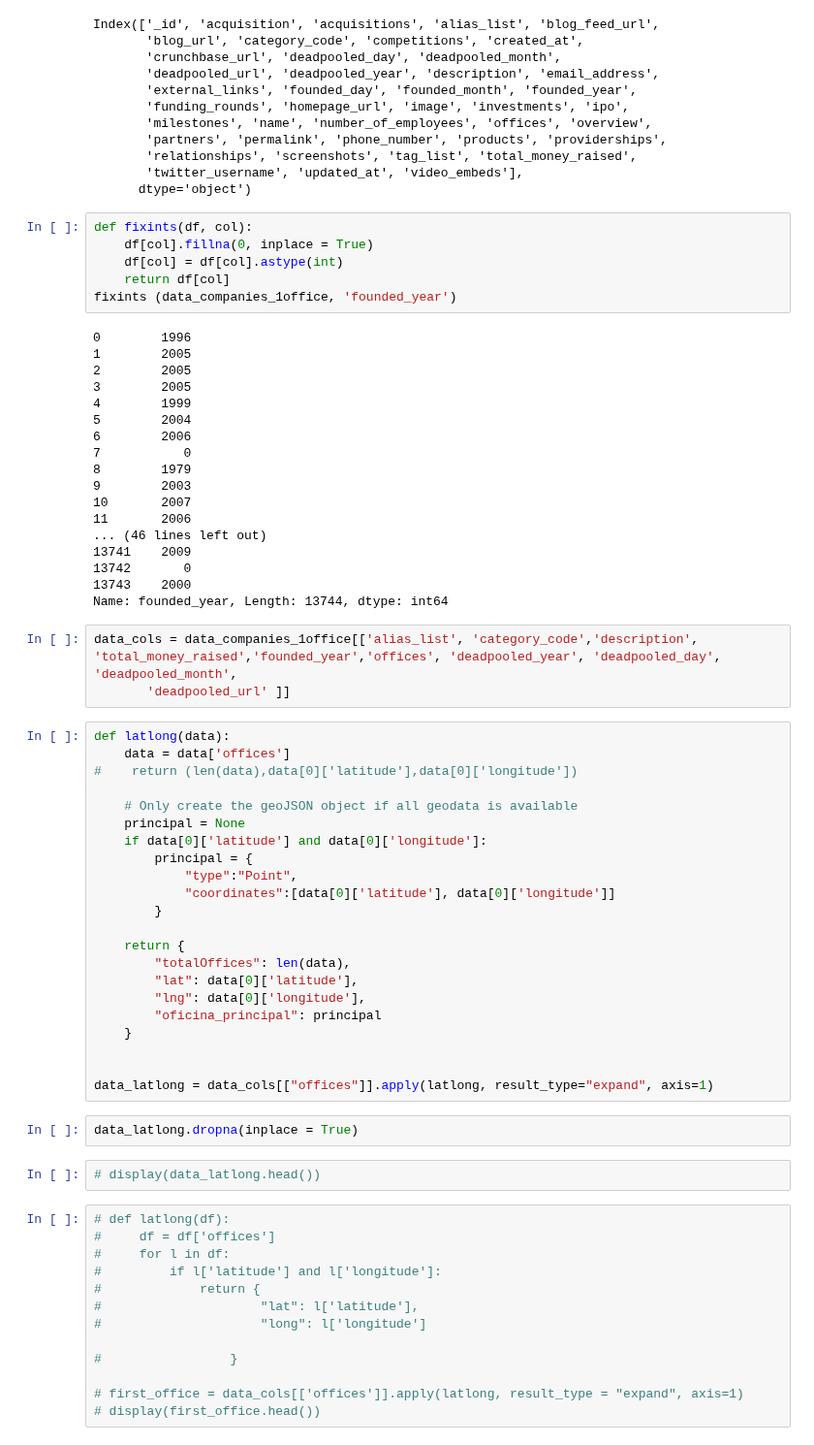
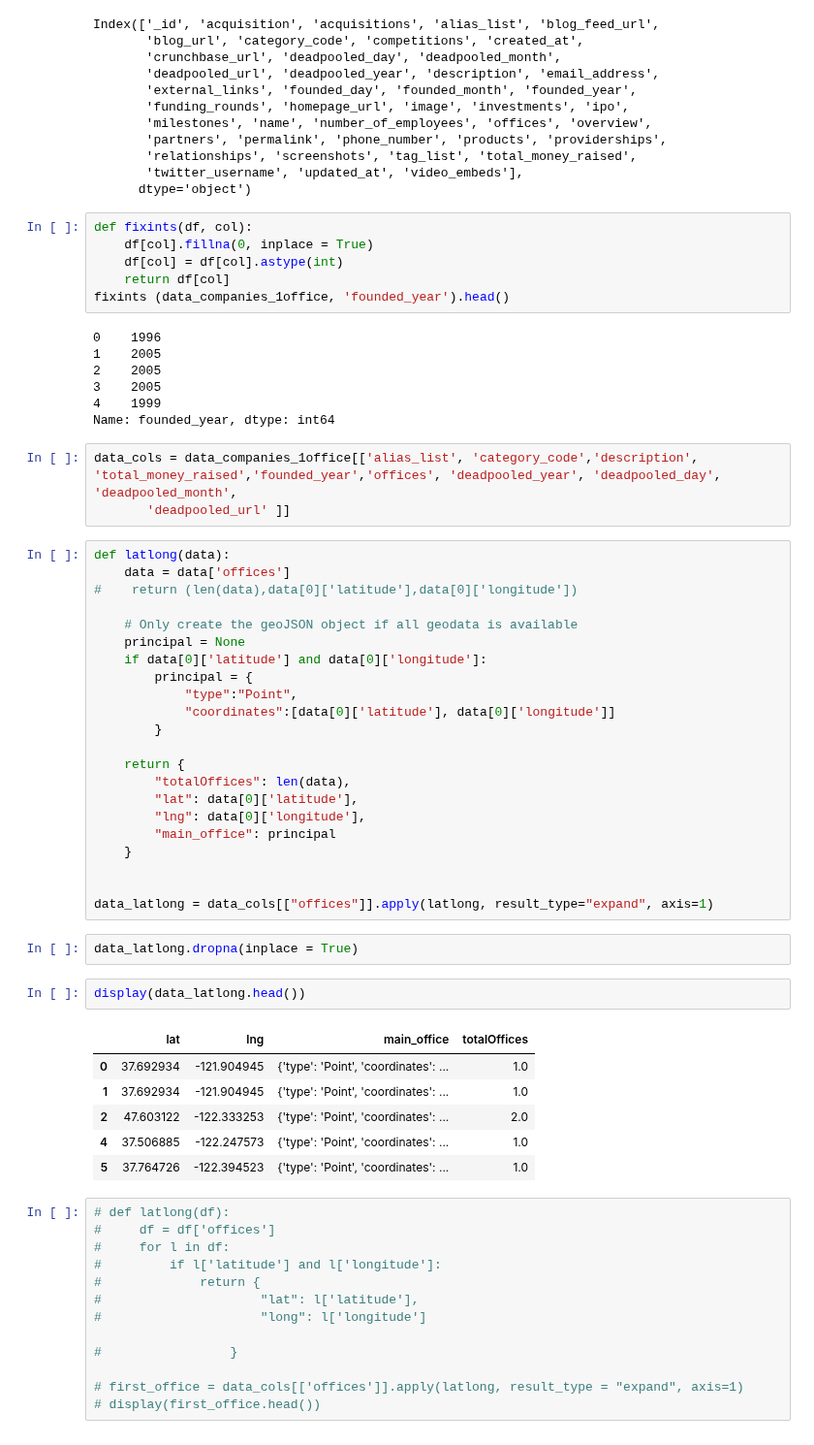
Before and after one commit to aiborra11/Geoquery-project, a Jupyter notebook: Untitled.ipynb, the cells around one changed output. Shown at 97% size. Cells and saved outputs as stored; diff of their text form.

```diff
--- a/Untitled.ipynb
+++ b/Untitled.ipynb
@@ -64,25 +64,14 @@ def fixints(df, col):
     df[col].fillna(0, inplace = True)
     df[col] = df[col].astype(int)
     return df[col]
-fixints (data_companies_1office, 'founded_year')
+fixints (data_companies_1office, 'founded_year').head()
 # %% [output]
-0        1996
-1        2005
-2        2005
-3        2005
-4        1999
-5        2004
-6        2006
-7           0
-8        1979
-9        2003
-10       2007
-11       2006
-... (46 lines left out)
-13741    2009
-13742       0
-13743    2000
-Name: founded_year, Length: 13744, dtype: int64
+0    1996
+1    2005
+2    2005
+3    2005
+4    1999
+Name: founded_year, dtype: int64
 # %%
 data_cols = data_companies_1office[['alias_list', 'category_code','description', 'total_money_raised','founded_year','offices', 'deadpooled_year', 'deadpooled_day', 'deadpooled_month',
        'deadpooled_url' ]]
@@ -103,7 +92,7 @@ def latlong(data):
         "totalOffices": len(data),
         "lat": data[0]['latitude'],
         "lng": data[0]['longitude'],
-        "oficina_principal": principal
+        "main_office": principal
     }
 
 
@@ -111,7 +100,14 @@ data_latlong = data_cols[["offices"]].apply(latlong, result_type="expand", axis=
 # %%
 data_latlong.dropna(inplace = True)
 # %%
-# display(data_latlong.head())
+display(data_latlong.head())
+# %% [output]
+|  | lat | lng | main_office | totalOffices |
+| 0 | 37.692934 | -121.904945 | {'type': 'Point', 'coordinates': ... | 1.0 |
+| 1 | 37.692934 | -121.904945 | {'type': 'Point', 'coordinates': ... | 1.0 |
+| 2 | 47.603122 | -122.333253 | {'type': 'Point', 'coordinates': ... | 2.0 |
+| 4 | 37.506885 | -122.247573 | {'type': 'Point', 'coordinates': ... | 1.0 |
+| 5 | 37.764726 | -122.394523 | {'type': 'Point', 'coordinates': ... | 1.0 |
 # %%
 # def latlong(df):
 #     df = df['offices']
```
Also changed, not shown: parts of 5 cells of this notebook, 1 other file.
